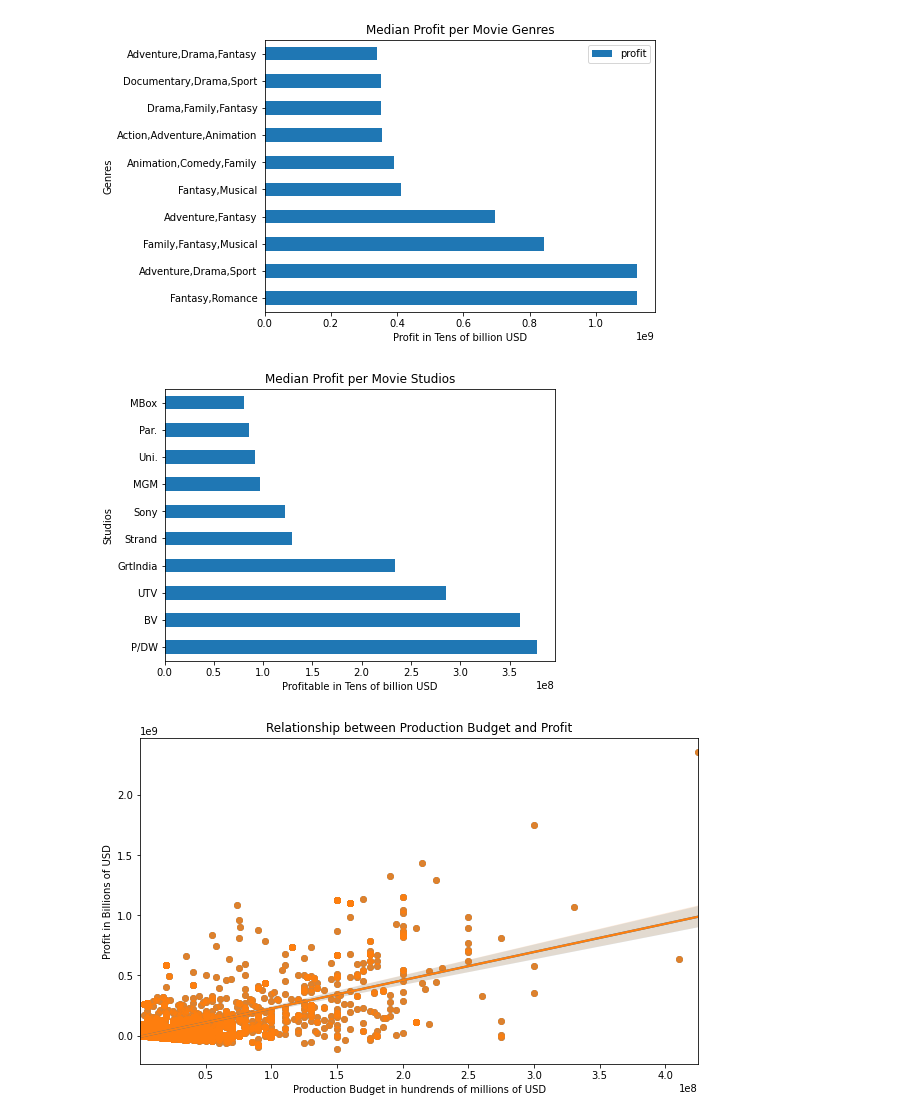
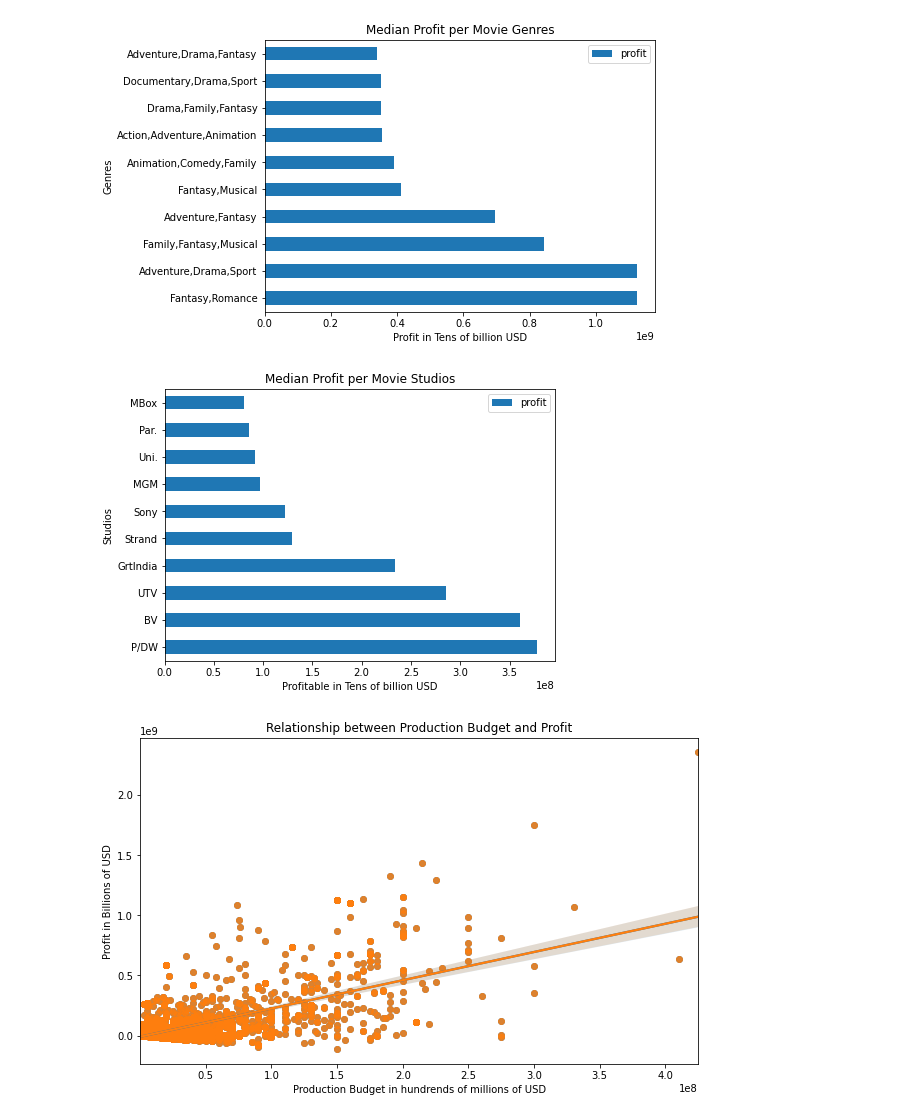
Before and after one commit to GraceKoki/dsc-phase-1-project-v2-4, a Jupyter notebook: student.ipynb, the cells around one changed output. Cells and saved outputs as stored; diff of their text form; code cells hidden in the pictures.

```diff
--- a/student.ipynb
+++ b/student.ipynb
@@ -535,14 +535,14 @@ plt.show();
 [figure]
 # %%
 studio_profit = dataset.groupby('studio')['profit'].median()
-Top_10__studio_profit = pd.DataFrame(studio_profit.sort_values(ascending = False).head(10))
+Top_10_studio_profit = pd.DataFrame(studio_profit.sort_values(ascending = False).head(10))
 Top_10_studio_profit.plot(kind='barh', figsize=(7,5))
 plt.title('Median Profit per Movie Studios')
 plt.xlabel('Profitable in Tens of billion USD')
 plt.ylabel('Studios')
 plt.show();
 # %% [output]
-[figure, old version]
+[figure, new version]
 # %%
 # Create a regression plot using seaborn
 fig, ax = plt.subplots(figsize = (10,6))
```
Also changed, not shown: parts of 3 cells of this notebook.
